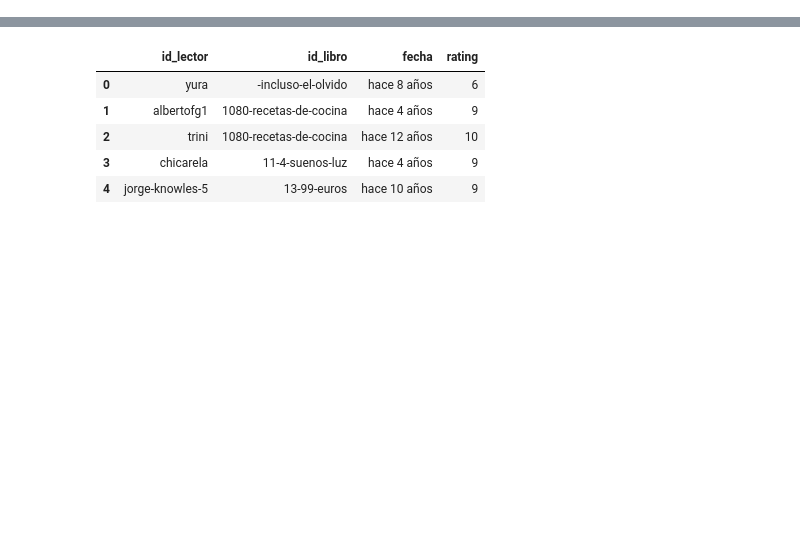
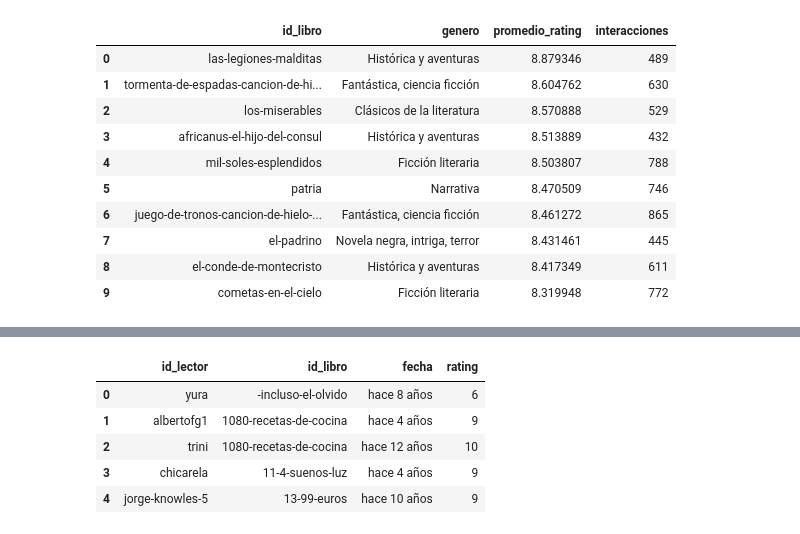
Before and after one commit to FranMoretti/FranMoretti, a Jupyter notebook: Copia_de_05_lightfm.ipynb, the cells around one changed output, grey strips where cells are left out. Drawn from its saved outputs; the diff is of its cells as text; code cells hidden in the pictures; blank space fills up the shorter version.

```diff
--- a/Copia_de_05_lightfm.ipynb
+++ b/Copia_de_05_lightfm.ipynb
@@ -11,3 +11,31 @@ from lightfm import evaluation
 import pandas as pd
 import numpy as np
 import sqlite3
+# %%
+conn = sqlite3.connect('data.db')
+
+df_total = pd.read_sql_query("""SELECT i.id_libro, l.genero, AVG(i.rating) AS promedio_rating, COUNT(i.rating) AS interacciones
+FROM interacciones AS i JOIN libros AS l ON i.id_libro = l.id_libro
+GROUP BY i.id_libro
+HAVING COUNT(*) >= 350
+ORDER BY promedio_rating DESC, interacciones DESC
+LIMIT 10
+""" , conn) #  WHERE rating >= 7
+#EL WHERE LO PONE PORQUE ESTE MODELO LE DA LO MISMO UN 1 QUE UN 10, A AMBOS LE ASIGNA 1, ASIGNA CERO A LOS QUE NO TIENEN INTERACCIONES
+#ESTE MODELO REEMPLAZA SURPRISE
+#ES UNA ESPECIE DE FILTRADO COLABORATIVO
+#puedo usar este modelo y guardarlo en pickle por ejemplo
+df_total.size
+df_total
+# %% [output]
+|  | id_libro | genero | promedio_rating | interacciones |
+| 0 | las-legiones-malditas | Histórica y aventuras | 8.879346 | 489 |
+| 1 | tormenta-de-espadas-cancion-de-hi... | Fantástica, ciencia ficción | 8.604762 | 630 |
+| 2 | los-miserables | Clásicos de la literatura | 8.570888 | 529 |
+| 3 | africanus-el-hijo-del-consul | Histórica y aventuras | 8.513889 | 432 |
+| 4 | mil-soles-esplendidos | Ficción literaria | 8.503807 | 788 |
+| 5 | patria | Narrativa | 8.470509 | 746 |
+| 6 | juego-de-tronos-cancion-de-hielo-... | Fantástica, ciencia ficción | 8.461272 | 865 |
+| 7 | el-padrino | Novela negra, intriga, terror | 8.431461 | 445 |
+| 8 | el-conde-de-montecristo | Histórica y aventuras | 8.417349 | 611 |
+| 9 | cometas-en-el-cielo | Ficción literaria | 8.319948 | 772 |
```
Also changed, not shown: parts of 15 cells of this notebook.
